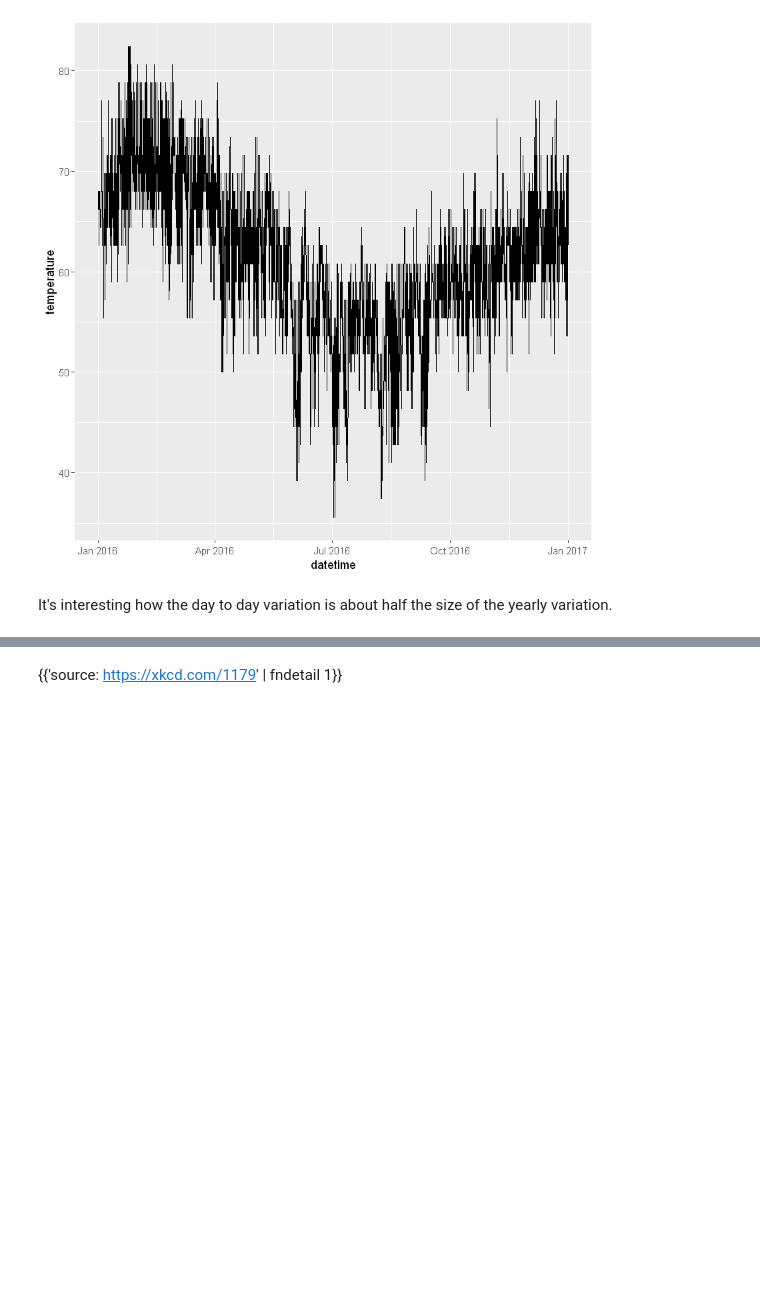
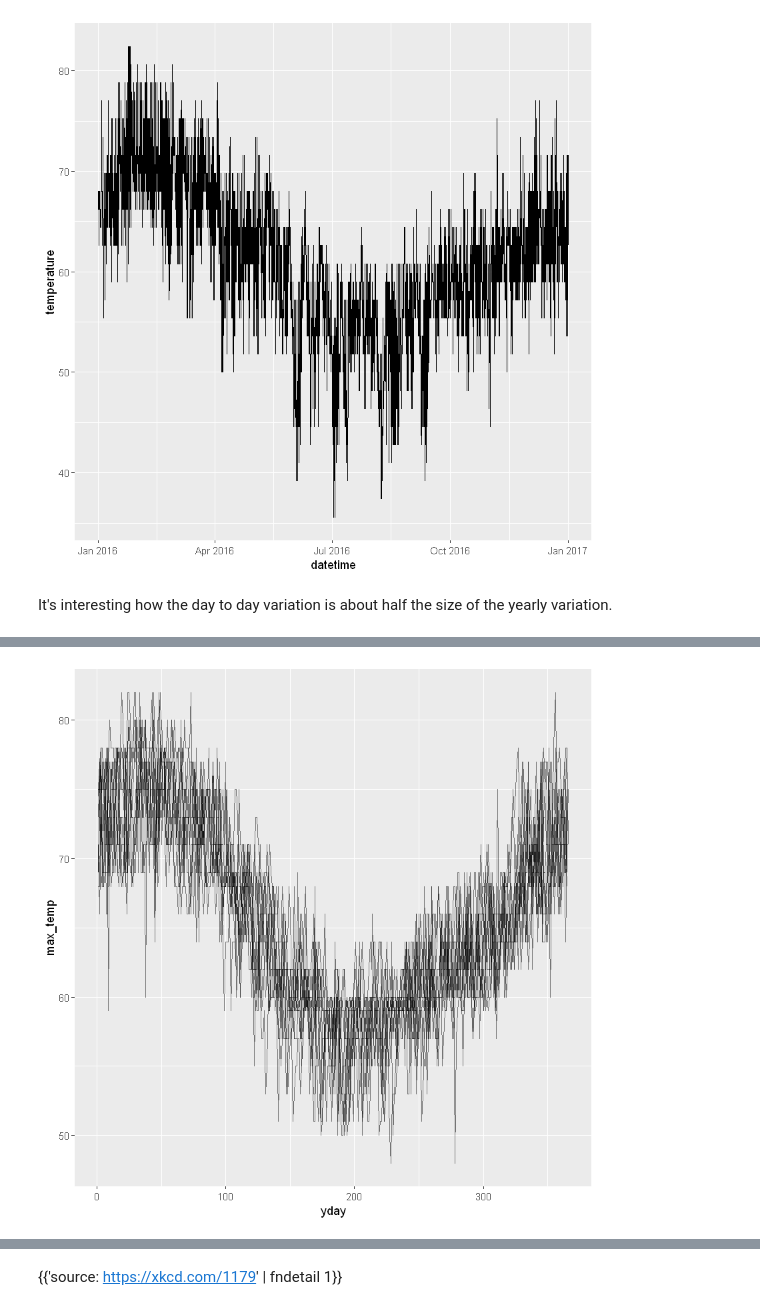
Before and after one commit to VictorOmondi1997/Working-with-Dates-and-Times-in-R, a Jupyter notebook: Working with Dates and Times in R.ipynb, the cells around one changed output, grey strips where cells are left out. Cells and saved outputs as stored; diff of their text form; code cells hidden in the pictures; blank space fills up the shorter version.

```diff
--- a/Working with Dates and Times in R.ipynb
+++ b/Working with Dates and Times in R.ipynb
@@ -616,0 +753,13 @@ It's interesting how the day to day variation is about half the size of the year
+# %%
+# Add columns for year, yday and month
+akl_daily <- akl_daily %>%
+  mutate(
+    year = year(date),
+    yday = yday(date),
+    month = month(date, label=T))
+
+# Plot max_temp by yday for all years
+akl_daily %>%
+    ggplot(aes(x = yday, y = max_temp)) +
+    geom_line(aes(group = year), alpha = 0.5)
+# %% [output]
@@ -616,0 +768 @@ It's interesting how the day to day variation is about half the size of the year
+[figure, added]
```
Also changed, not shown: parts of 58 cells of this notebook.
